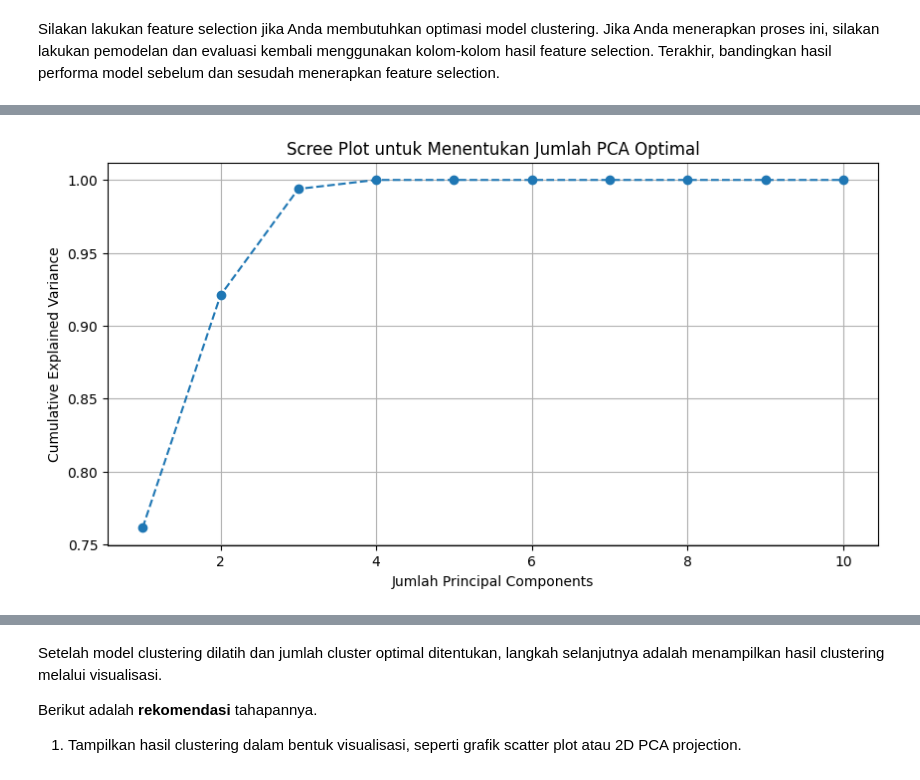
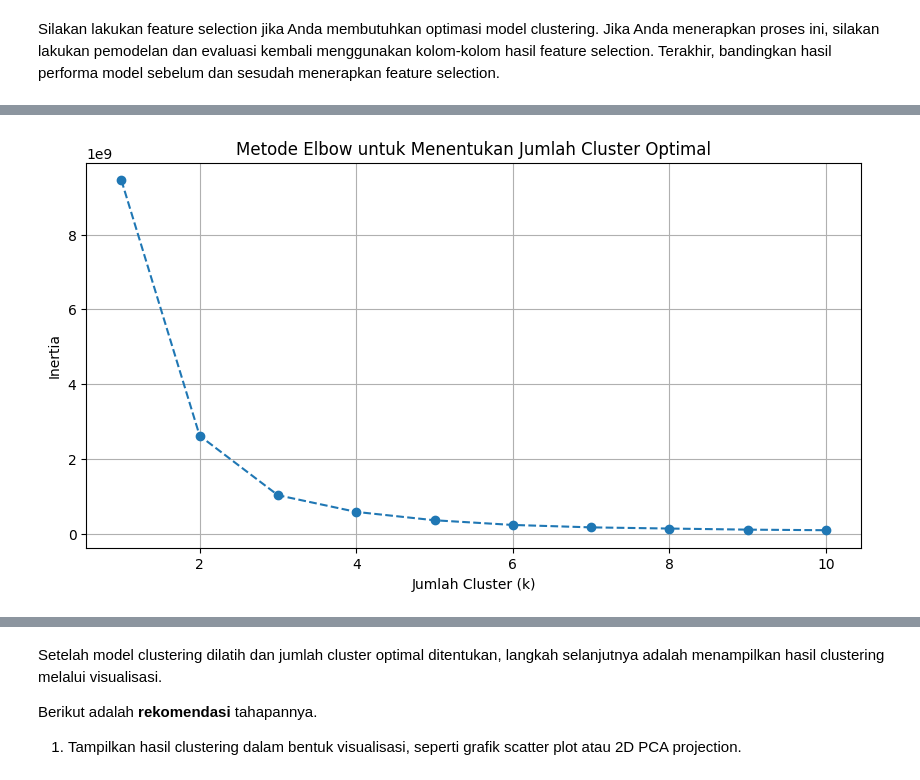
Before and after one commit to heriswaya/Clustering-Food-Delivery-Order-History-Data, a Jupyter notebook: [Clustering]_Submission_Akhir_BMLP_Heriswaya.ipynb, the cells around one changed output, grey strips where cells are left out. Cells and saved outputs as stored; diff of their text form; code cells hidden in the pictures.

```diff
--- a/[Clustering]_Submission_Akhir_BMLP_Heriswaya.ipynb
+++ b/[Clustering]_Submission_Akhir_BMLP_Heriswaya.ipynb
@@ -267,8 +267,8 @@ df = df.drop(columns=["ID"])
 # %% [markdown]
 ## Normalisasi atau Standarisasi Fitur
 # %%
-# Standarisasi dengan MinMaxScaler
-scaler = MinMaxScaler()
+# Standarisasi dengan StandarScaler
+scaler = StandardScaler()
 df[numerical_columns] = scaler.fit_transform(df[numerical_columns])
 
 # Cek hasil normalisasi
@@ -295,7 +295,7 @@ Karena outlier memang bagian dari dataset (harga makanan bisa sangat mahal atau
 # %% [markdown]
 ## Encoding Data Kategorikal
 # %%
-categorical_columns = ["Area", "City", "Food type", "Restaurant", "Address"]
+categorical_columns = ["City", "Area", "Food type", "Restaurant","Address"]
 label_encoders = {}
 
 for col in categorical_columns:
@@ -372,0 +369,2 @@ pca_result = pca.fit_transform(df)
+# %%
+df_selection = df.drop(columns=["Area","Restaurant","Address"])
@@ -373,13 +406,19 @@ pca_result = pca.fit_transform(df)
+# %%
+inertia = []
+K_range_selection = range(1, 11)  # Mencoba jumlah cluster dari 1 sampai 10
+
+for k in K_range_selection:
+    kmeans = KMeans(n_clusters=k, random_state=42, n_init=10)
+    kmeans.fit(df_selection)
+    inertia.append(kmeans.inertia_)
 # %%
-# Scree Plot untuk Menentukan Komponen Optimal
-explained_variance_ratio = np.cumsum(pca.explained_variance_ratio_)  # Variance yang dijelaskan
-
+# Visualisasi Elbow Method
 plt.figure(figsize=(10, 5))
-plt.plot(range(1, len(df.columns) + 1), explained_variance_ratio, marker='o', linestyle='--')
-plt.xlabel('Jumlah Principal Components')
-plt.ylabel('Cumulative Explained Variance')
-plt.title('Scree Plot untuk Menentukan Jumlah PCA Optimal')
+plt.plot(K_range_selection, inertia, marker='o', linestyle='--')
+plt.xlabel('Jumlah Cluster (k)')
+plt.ylabel('Inertia')
+plt.title('Metode Elbow untuk Menentukan Jumlah Cluster Optimal')
 plt.grid(True)
 plt.show()
 # %% [output]
-[figure, old version]
+[figure, new version]
```
Also changed, not shown: parts of 24 cells of this notebook.
